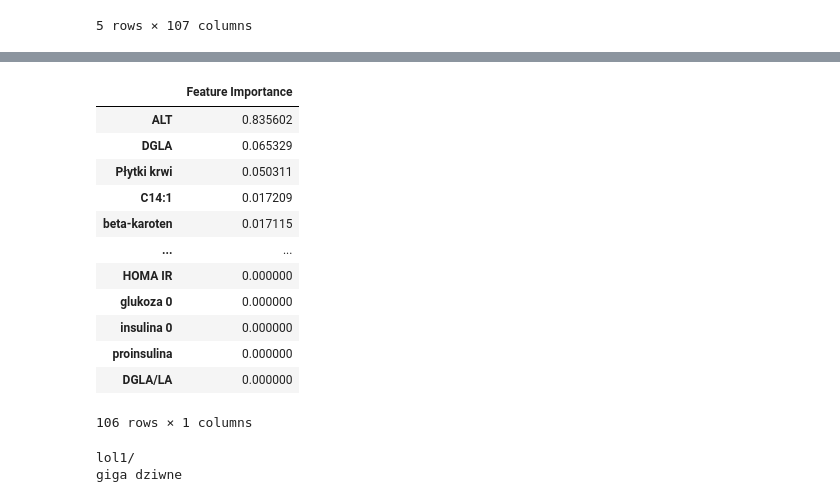
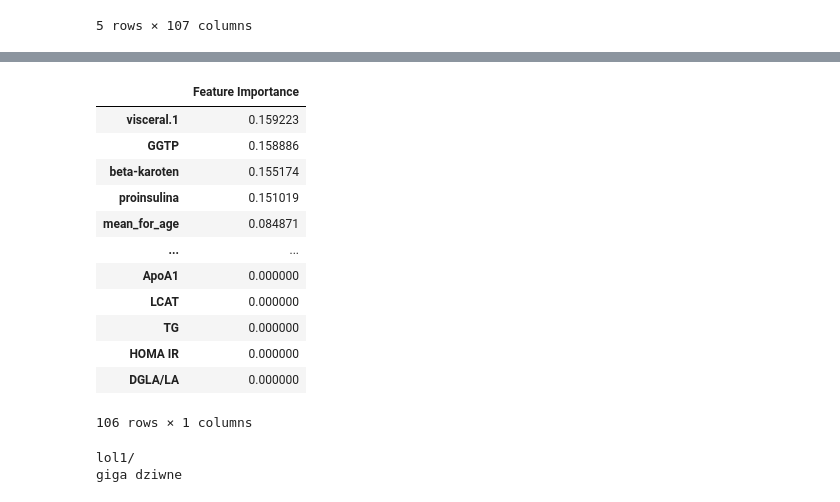
Before and after one commit to jakubpludowski/NAFLD-classifier, a Jupyter notebook: model.ipynb, the cells around one changed output, grey strips where cells are left out. Cells and saved outputs as stored; diff of their text form; code cells hidden in the pictures.

```diff
--- a/model.ipynb
+++ b/model.ipynb
@@ -4,5 +6,5 @@ import matplotlib.pyplot as plt
 # %%
-data_bin = pd.read_csv('data/data_processed_bin.csv')
+data_bin = pd.read_csv('data/data_processed_cat.csv')
 # %%
 data_bin.head()
 # %% [output]
@@ -23,7 +31,7 @@ from sklearn.ensemble import RandomForestClassifier
 # %%
 X = data_bin.drop(columns=['label'])
 y = data_bin['label']
-X_train, X_test, y_train, y_test = train_test_split(X, y, test_size=0.1, random_state=71)
+X_train, X_test, y_train, y_test = train_test_split(X, y, test_size=0.4, random_state=71)
 scaler = StandardScaler()
 X_train = scaler.fit_transform(X_train)
 X_test = scaler.transform(X_test)
@@ -44,5 +52,5 @@ plt.xlim((1,30))
 # %%
-rf_model = RandomForestClassifier(n_estimators=3,max_features='sqrt',random_state=71)
+rf_model = RandomForestClassifier(n_estimators=4,max_features='sqrt',random_state=71)
 rf_model.fit(X_train,y_train)
 preds = rf_model.predict(X_test)
 print(confusion_matrix(y_test,preds))
@@ -83,17 +226,17 @@ RocCurveDisplay.from_predictions(y_test, preds)
 # %%
-pd.DataFrame(index=X.columns,data=dt_model.feature_importances_,columns=['Feature Importance']).sort_values(by='Feature Importance', ascending=False)
+pd.DataFrame(index=X.columns,data=rf_model.feature_importances_,columns=['Feature Importance']).sort_values(by='Feature Importance', ascending=False)
 # %% [output]
 |  | Feature Importance |
-| ALT | 0.835602 |
-| DGLA | 0.065329 |
-| Płytki krwi | 0.050311 |
-| C14:1 | 0.017209 |
-| beta-karoten | 0.017115 |
+| visceral.1 | 0.159223 |
+| GGTP | 0.158886 |
+| beta-karoten | 0.155174 |
+| proinsulina | 0.151019 |
+| mean_for_age | 0.084871 |
 | ... | ... |
+| ApoA1 | 0.000000 |
+| LCAT | 0.000000 |
+| TG | 0.000000 |
 | HOMA IR | 0.000000 |
-| glukoza 0 | 0.000000 |
-| insulina 0 | 0.000000 |
-| proinsulina | 0.000000 |
 | DGLA/LA | 0.000000 |
 106 rows × 1 columns
 # %%
```
Also changed, not shown: parts of 14 cells of this notebook.
